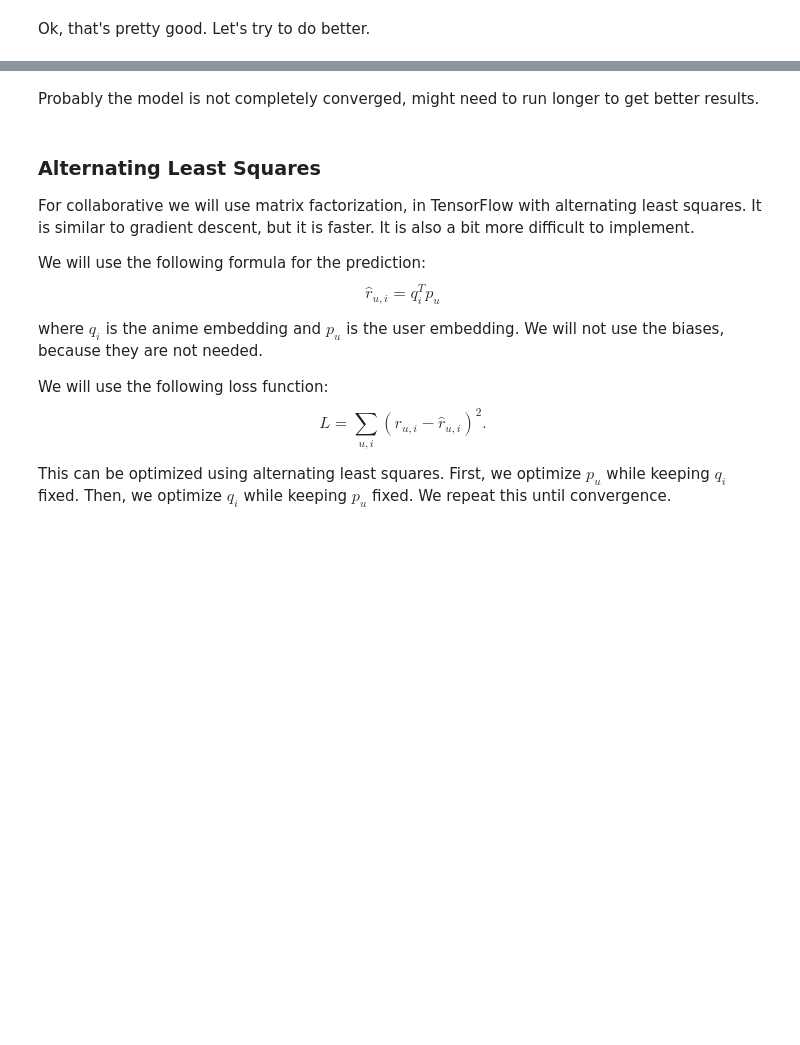
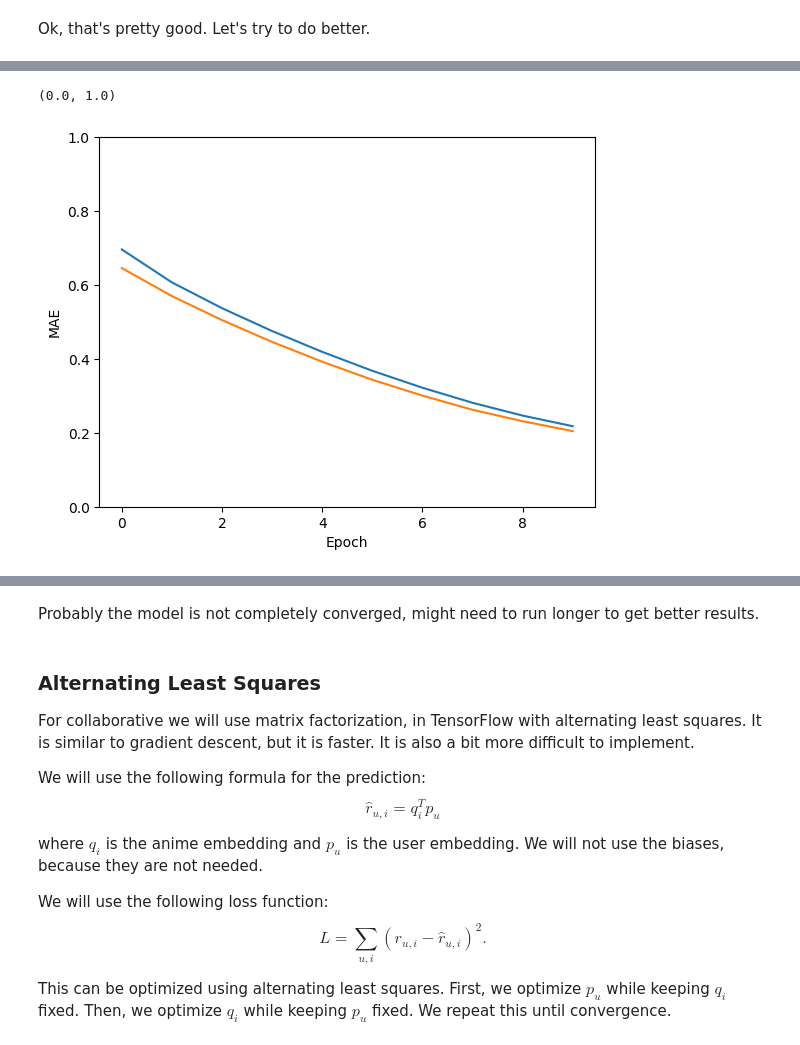
Before and after one commit to Fully-Connected-Graph/GMLF-2023, a Jupyter notebook: lecture_2/notebook.ipynb, the cells around one changed output, grey strips where cells are left out. Cells and saved outputs as stored; diff of their text form; code cells hidden in the pictures; blank space fills up the shorter version.

```diff
--- a/lecture_2/notebook.ipynb
+++ b/lecture_2/notebook.ipynb
@@ -341,3 +435,13 @@ hist = mf_model.fit(
+# %%
+# plot the training and validation MAE
+plt.plot(hist.history['MAE'], label='train MAE')
+plt.plot(hist.history['val_MAE'], label='validation MAE')
+plt.xlabel('Epoch')
+plt.ylabel('MAE')
+plt.ylim([0, 1])
+# %% [output]
+(0.0, 1.0)
+[figure, added]
 # %%
 y_pred = mf_model.predict(test_ratings[["user_enc_id", "anime_enc_id"]].values)
 
```
Also changed, not shown: parts of 19 cells of this notebook.
